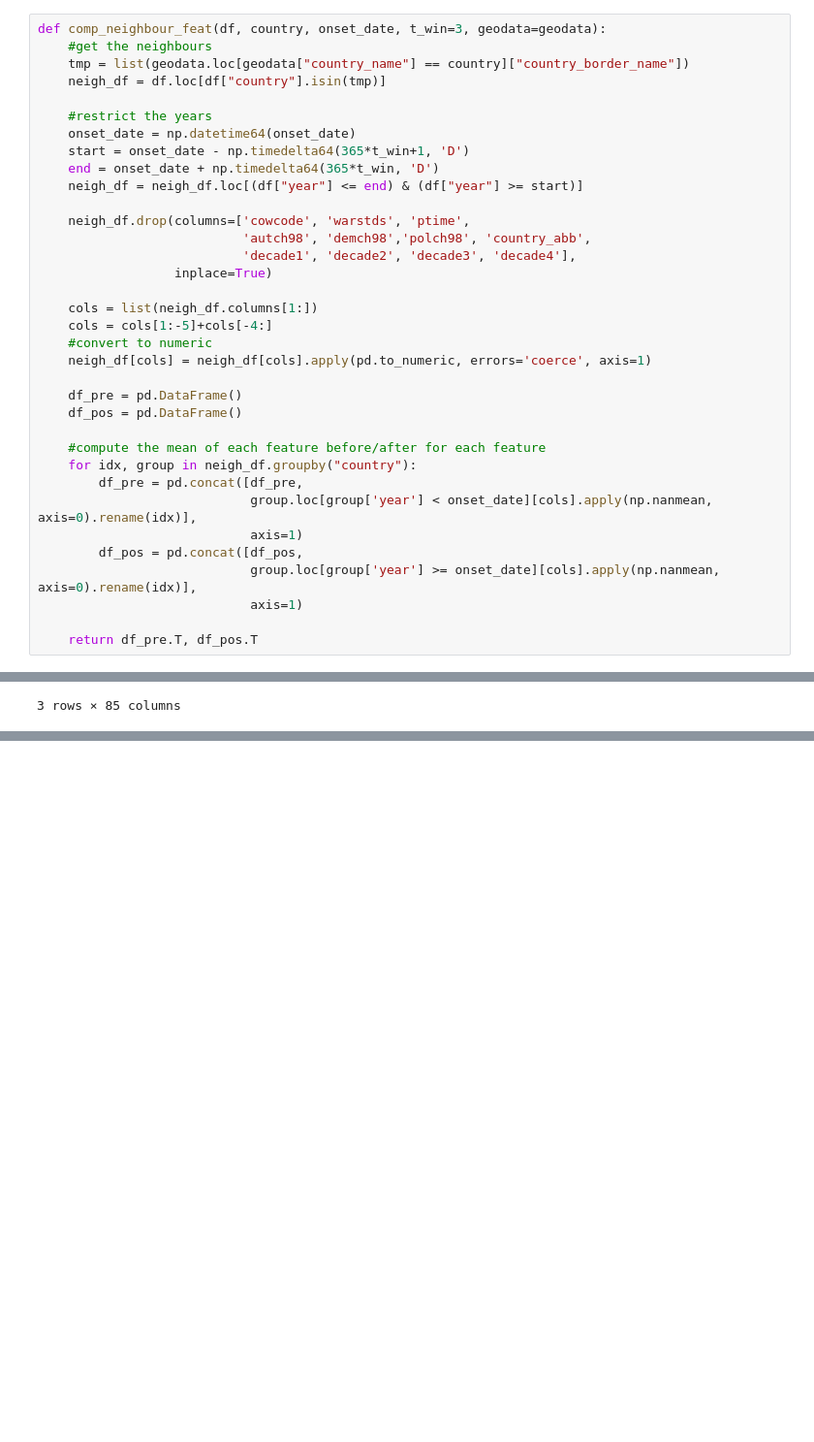
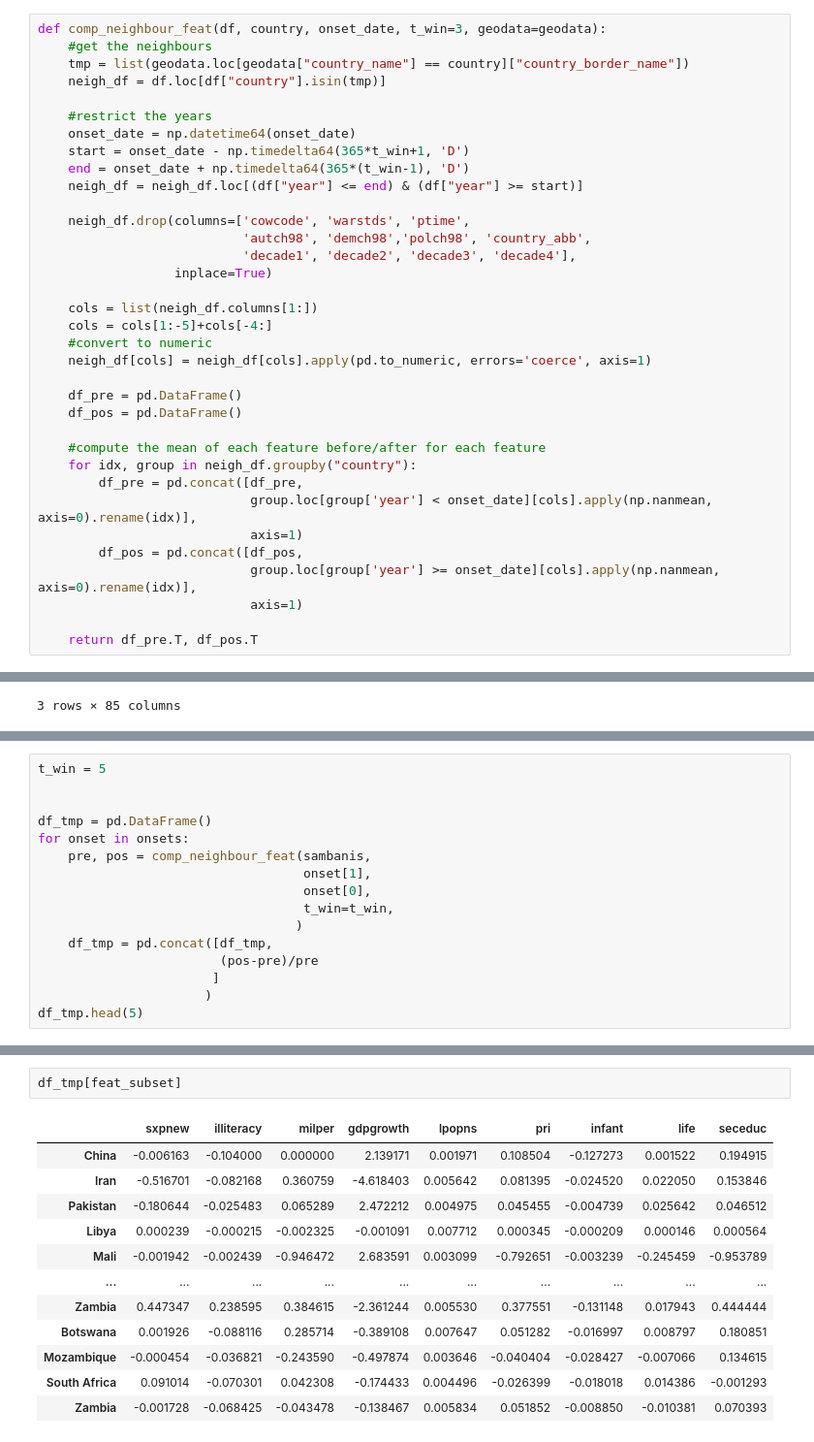
Before and after one commit to epfl-ada/ada-2020-project-milestone-p3-p3_cadastrophe, a Jupyter notebook: Data_Exploration.ipynb, the cells around one changed output, grey strips where cells are left out. Shown at 97% size. Drawn from its saved outputs; the diff is of its cells as text; blank space fills up the shorter version.

Commit message:
trends for neighbours

```diff
--- a/Data_Exploration.ipynb
+++ b/Data_Exploration.ipynb
@@ -867,7 +870,7 @@ def comp_neighbour_feat(df, country, onset_date, t_win=3, geodata=geodata):
     #restrict the years
     onset_date = np.datetime64(onset_date)
     start = onset_date - np.timedelta64(365*t_win+1, 'D')
-    end = onset_date + np.timedelta64(365*t_win, 'D')
+    end = onset_date + np.timedelta64(365*(t_win-1), 'D')
     neigh_df = neigh_df.loc[(df["year"] <= end) & (df["year"] >= start)]
 
     neigh_df.drop(columns=['cowcode', 'warstds', 'ptime',
@@ -942,0 +929,16 @@ tmp
+# %%
+t_win = 5
+
+
+df_tmp = pd.DataFrame()
+for onset in onsets:
+    pre, pos = comp_neighbour_feat(sambanis,
+                                   onset[1],
+                                   onset[0],
+                                   t_win=t_win,
+                                  )
+    df_tmp = pd.concat([df_tmp,
+                        (pos-pre)/pre
+                       ]
+                      )
+df_tmp.head(5)
@@ -942,0 +983,15 @@ tmp
+# %%
+df_tmp[feat_subset]
+# %% [output]
+|  | sxpnew | illiteracy | milper | gdpgrowth | lpopns | pri | infant | life | seceduc |
+| China | -0.006163 | -0.104000 | 0.000000 | 2.139171 | 0.001971 | 0.108504 | -0.127273 | 0.001522 | 0.194915 |
+| Iran | -0.516701 | -0.082168 | 0.360759 | -4.618403 | 0.005642 | 0.081395 | -0.024520 | 0.022050 | 0.153846 |
+| Pakistan | -0.180644 | -0.025483 | 0.065289 | 2.472212 | 0.004975 | 0.045455 | -0.004739 | 0.025642 | 0.046512 |
+| Libya | 0.000239 | -0.000215 | -0.002325 | -0.001091 | 0.007712 | 0.000345 | -0.000209 | 0.000146 | 0.000564 |
+| Mali | -0.001942 | -0.002439 | -0.946472 | 2.683591 | 0.003099 | -0.792651 | -0.003239 | -0.245459 | -0.953789 |
+| ... | ... | ... | ... | ... | ... | ... | ... | ... | ... |
+| Zambia | 0.447347 | 0.238595 | 0.384615 | -2.361244 | 0.005530 | 0.377551 | -0.131148 | 0.017943 | 0.444444 |
+| Botswana | 0.001926 | -0.088116 | 0.285714 | -0.389108 | 0.007647 | 0.051282 | -0.016997 | 0.008797 | 0.180851 |
+| Mozambique | -0.000454 | -0.036821 | -0.243590 | -0.497874 | 0.003646 | -0.040404 | -0.028427 | -0.007066 | 0.134615 |
+| South Africa | 0.091014 | -0.070301 | 0.042308 | -0.174433 | 0.004496 | -0.026399 | -0.018018 | 0.014386 | -0.001293 |
+| Zambia | -0.001728 | -0.068425 | -0.043478 | -0.138467 | 0.005834 | 0.051852 | -0.008850 | -0.010381 | 0.070393 |
```
Also changed, not shown: parts of 18 cells of this notebook, 1 other file.
